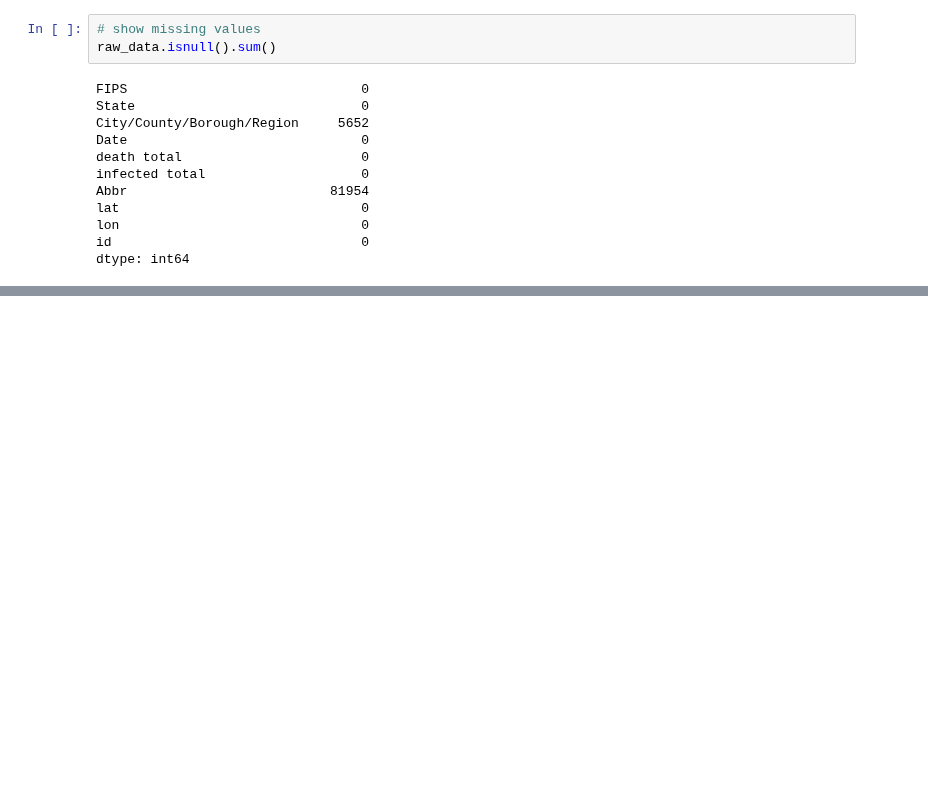
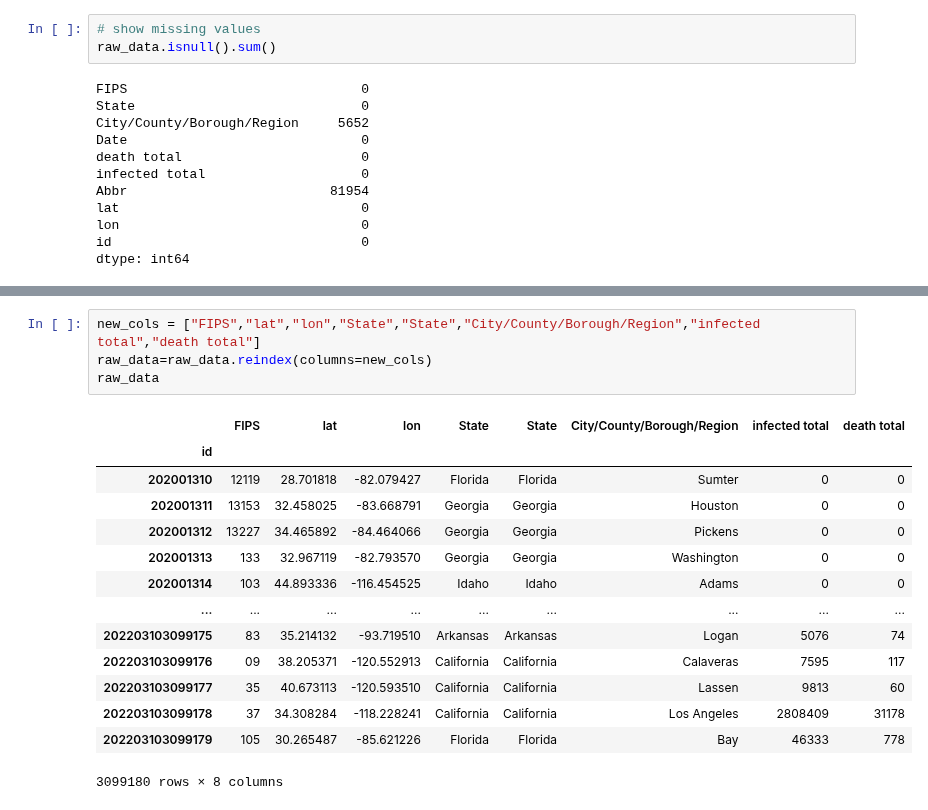
Before and after one commit to AppleBoiy/cs203-c19-analysis, a Jupyter notebook: code/preparation/assemble.ipynb, the cells around one changed output, grey strips where cells are left out. Drawn from its saved outputs; the diff is of its cells as text; blank space fills up the shorter version.

```diff
--- a/code/preparation/assemble.ipynb
+++ b/code/preparation/assemble.ipynb
@@ -211,0 +237,19 @@ raw_data[raw_data['City/County/Borough/Region'] == 'Sumter']
+# %%
+new_cols = ["FIPS","lat","lon","State","State","City/County/Borough/Region","infected total","death total"]
+raw_data=raw_data.reindex(columns=new_cols)
+raw_data
+# %% [output]
+|  | FIPS | lat | lon | State | State | City/County/Borough/Region | infected total | death total |
+| id |  |  |  |  |  |  |  |  |
+| 202001310 | 12119 | 28.701818 | -82.079427 | Florida | Florida | Sumter | 0 | 0 |
+| 202001311 | 13153 | 32.458025 | -83.668791 | Georgia | Georgia | Houston | 0 | 0 |
+| 202001312 | 13227 | 34.465892 | -84.464066 | Georgia | Georgia | Pickens | 0 | 0 |
+| 202001313 | 133 | 32.967119 | -82.793570 | Georgia | Georgia | Washington | 0 | 0 |
+| 202001314 | 103 | 44.893336 | -116.454525 | Idaho | Idaho | Adams | 0 | 0 |
+| ... | ... | ... | ... | ... | ... | ... | ... | ... |
+| 202203103099175 | 83 | 35.214132 | -93.719510 | Arkansas | Arkansas | Logan | 5076 | 74 |
+| 202203103099176 | 09 | 38.205371 | -120.552913 | California | California | Calaveras | 7595 | 117 |
+| 202203103099177 | 35 | 40.673113 | -120.593510 | California | California | Lassen | 9813 | 60 |
+| 202203103099178 | 37 | 34.308284 | -118.228241 | California | California | Los Angeles | 2808409 | 31178 |
+| 202203103099179 | 105 | 30.265487 | -85.621226 | Florida | Florida | Bay | 46333 | 778 |
+3099180 rows × 8 columns
```
Also changed, not shown: parts of 6 cells of this notebook.
